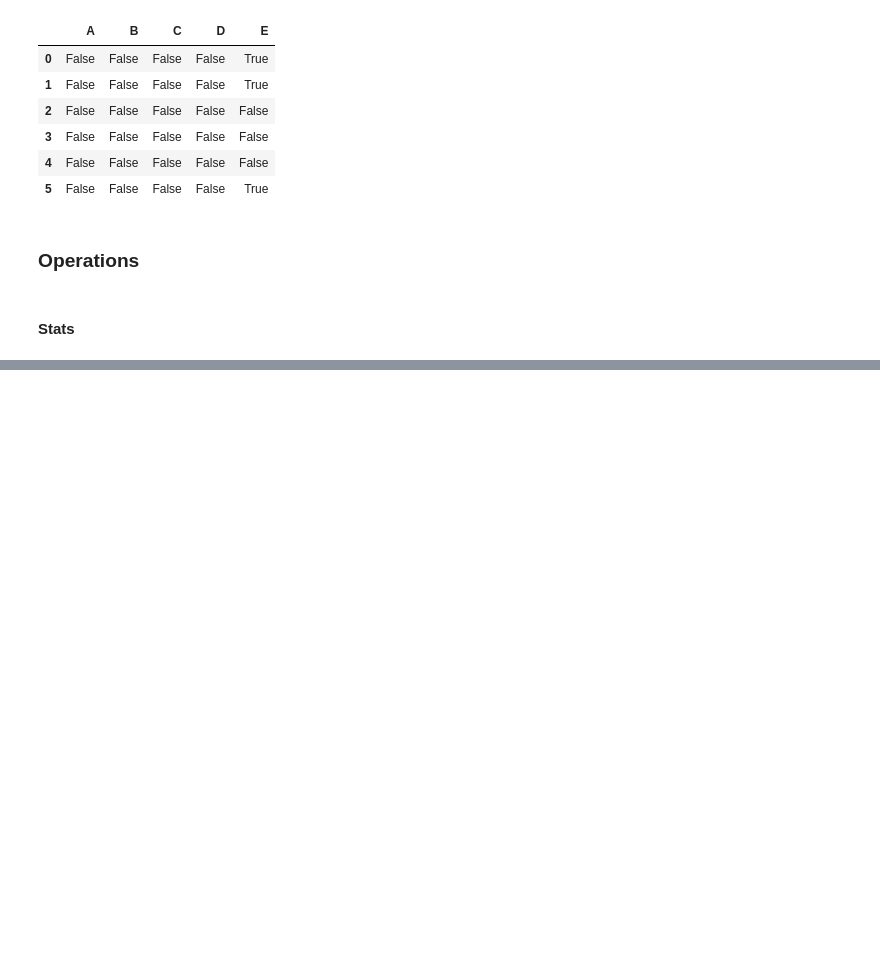
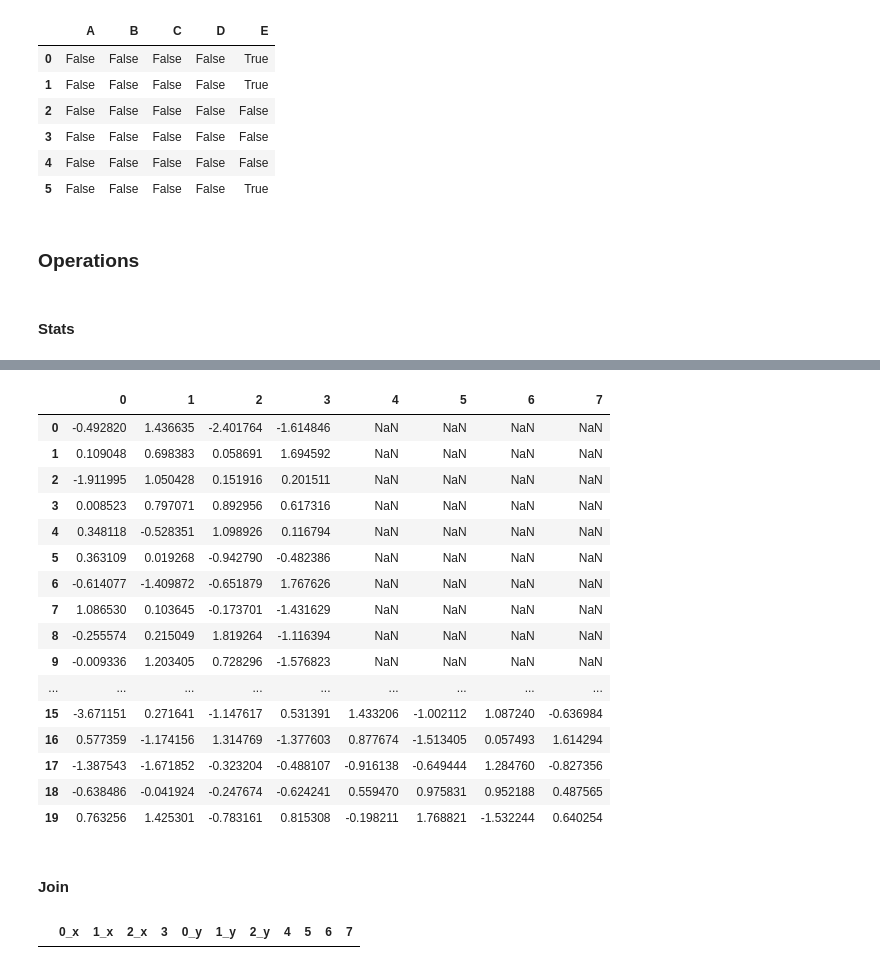
Before and after one commit to BarryClarke/10-minutes-to-Pandas, a Jupyter notebook: Pandas Tutorial.ipynb, the cells around one changed output, grey strips where cells are left out. Saved outputs shown, nothing was run; the diff lists cells and outputs as text; code cells hidden in the pictures; blank space fills up the shorter version.

```diff
--- a/Pandas Tutorial.ipynb
+++ b/Pandas Tutorial.ipynb
@@ -444,0 +453,3 @@ dtype: float64
+# %%
+# Create a dataframe from numpy.random
+df = pd.DataFrame(np.random.randn(10,4))
@@ -444,0 +527,32 @@ dtype: float64
+# %%
+# Create an entity called Frames which will contain both df and df1
+Frames = [df, df2]
+# %%
+# Now, concatenate Frames
+df3 = pd.concat(Frames)
+# %%
+df3
+# %% [output]
+|  | 0 | 1 | 2 | 3 | 4 | 5 | 6 | 7 |
+| 0 | -0.492820 | 1.436635 | -2.401764 | -1.614846 | NaN | NaN | NaN | NaN |
+| 1 | 0.109048 | 0.698383 | 0.058691 | 1.694592 | NaN | NaN | NaN | NaN |
+| 2 | -1.911995 | 1.050428 | 0.151916 | 0.201511 | NaN | NaN | NaN | NaN |
+| 3 | 0.008523 | 0.797071 | 0.892956 | 0.617316 | NaN | NaN | NaN | NaN |
+| 4 | 0.348118 | -0.528351 | 1.098926 | 0.116794 | NaN | NaN | NaN | NaN |
+| 5 | 0.363109 | 0.019268 | -0.942790 | -0.482386 | NaN | NaN | NaN | NaN |
+| 6 | -0.614077 | -1.409872 | -0.651879 | 1.767626 | NaN | NaN | NaN | NaN |
+| 7 | 1.086530 | 0.103645 | -0.173701 | -1.431629 | NaN | NaN | NaN | NaN |
+| 8 | -0.255574 | 0.215049 | 1.819264 | -1.116394 | NaN | NaN | NaN | NaN |
+| 9 | -0.009336 | 1.203405 | 0.728296 | -1.576823 | NaN | NaN | NaN | NaN |
+| ... | ... | ... | ... | ... | ... | ... | ... | ... |
+| 15 | -3.671151 | 0.271641 | -1.147617 | 0.531391 | 1.433206 | -1.002112 | 1.087240 | -0.636984 |
+| 16 | 0.577359 | -1.174156 | 1.314769 | -1.377603 | 0.877674 | -1.513405 | 0.057493 | 1.614294 |
+| 17 | -1.387543 | -1.671852 | -0.323204 | -0.488107 | -0.916138 | -0.649444 | 1.284760 | -0.827356 |
+| 18 | -0.638486 | -0.041924 | -0.247674 | -0.624241 | 0.559470 | 0.975831 | 0.952188 | 0.487565 |
+| 19 | 0.763256 | 1.425301 | -0.783161 | 0.815308 | -0.198211 | 1.768821 | -1.532244 | 0.640254 |
+# %% [markdown]
+#### Join
+# %%
+pd.merge(df, df2, on=3)
+# %% [output]
+|  | 0_x | 1_x | 2_x | 3 | 0_y | 1_y | 2_y | 4 | 5 | 6 | 7 |
```
Also changed, not shown: parts of 50 cells of this notebook.
